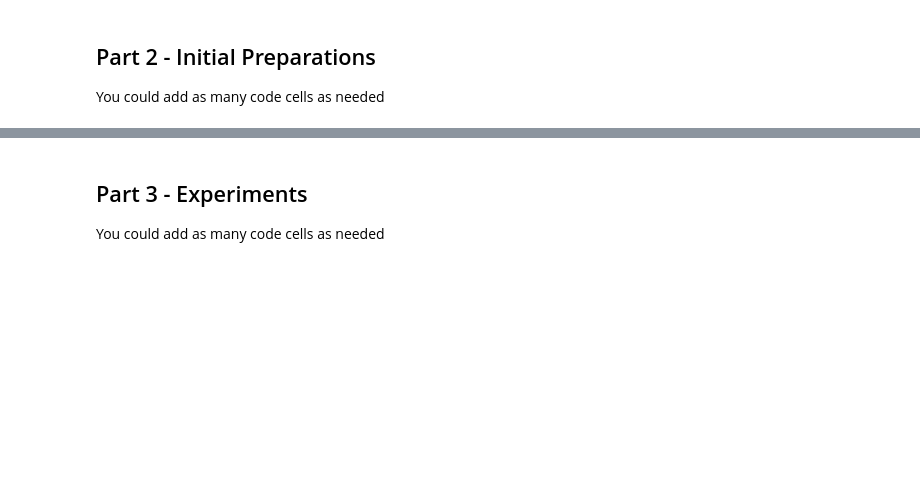
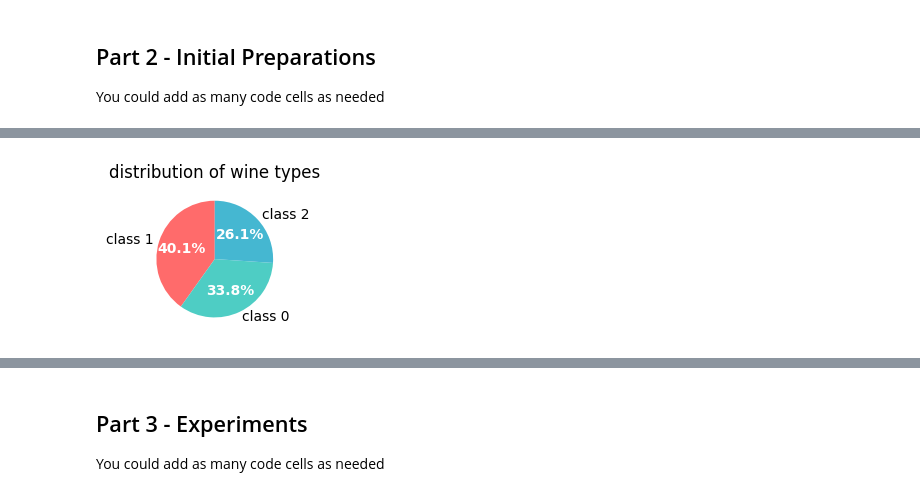
Before and after one commit to sbh556/machine_learnign_project, a Jupyter notebook: Assignment_supervised_learning_flow.ipynb, the cells around one changed output, grey strips where cells are left out. Cells and saved outputs as stored; diff of their text form; code cells hidden in the pictures; blank space fills up the shorter version.

```diff
--- a/Assignment_supervised_learning_flow.ipynb
+++ b/Assignment_supervised_learning_flow.ipynb
@@ -59,0 +72,6 @@ You could add as many code cells as needed
+# %%
+def import_csv(path):
+    return pd.read_csv(path)
+# %%
+train = import_csv("wine_train.csv")
+train.head(5)
@@ -59,0 +96,13 @@ You could add as many code cells as needed
+# %%
+pieplot = plt.subplot(2, 3, 1)
+wine_types = train['target'].value_counts()
+colors = ['#FF6B6B', '#4ECDC4', '#45B7D1']
+labels = [f'class {i}' for i in wine_types.index]
+wedges, texts, autotexts = pieplot.pie(wine_types.values, labels=labels, colors=colors,
+                                      autopct='%1.1f%%', startangle=90)
+pieplot.set_title('distribution of wine types')
+for autotext in autotexts:
+    autotext.set_color('white')
+    autotext.set_weight('bold')
+# %% [output]
+[figure, added]
```
Also changed, not shown: parts of 10 cells of this notebook.
